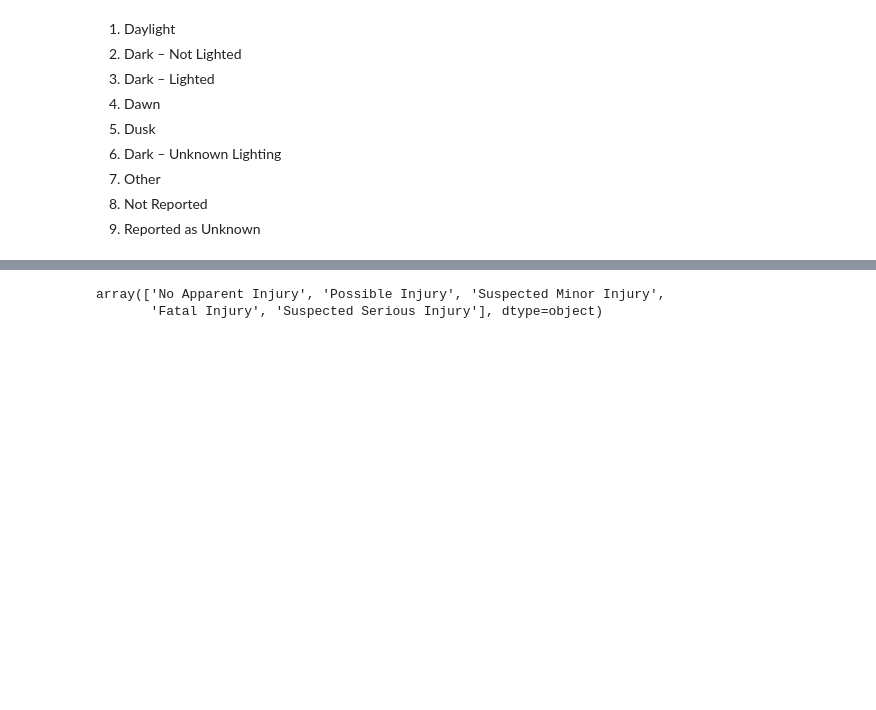
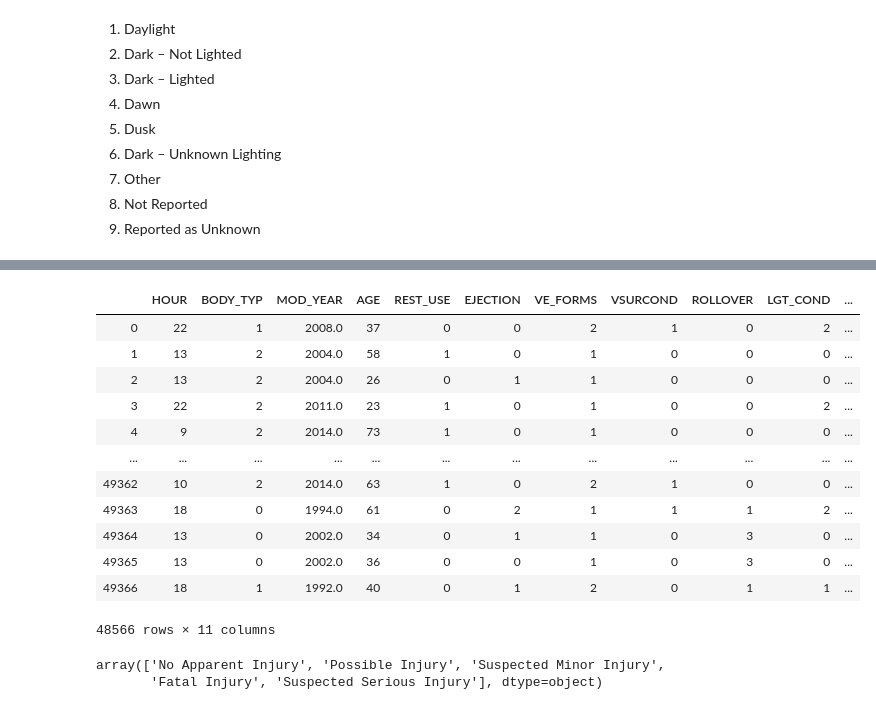
Before and after one commit to m6cortez/COGS_109_Project, a Jupyter notebook: Models.ipynb, the cells around one changed output, grey strips where cells are left out. Drawn from its saved outputs; the diff is of its cells as text; code cells hidden in the pictures; blank space fills up the shorter version.

```diff
--- a/Models.ipynb
+++ b/Models.ipynb
@@ -123,5 +118,7 @@ x.LGT_COND.value_counts()
 8       14
 Name: LGT_COND, dtype: int64
+# %%
+x = x[x.LGT_COND < 7]
 # %%
 light = [1]
 dark = [2,3,6]
@@ -162,4 +159,23 @@ x.ROLLOVER.value_counts()
 Name: ROLLOVER, dtype: int64
+# %%
+final = x.copy()
+final['Injury Severity'] = y
+final.to_csv('df_final.csv')
+final
+# %% [output]
+|  | HOUR | BODY_TYP | MOD_YEAR | AGE | REST_USE | EJECTION | VE_FORMS | VSURCOND | ROLLOVER | LGT_COND | ... |
+| 0 | 22 | 1 | 2008.0 | 37 | 0 | 0 | 2 | 1 | 0 | 2 | ... |
+| 1 | 13 | 2 | 2004.0 | 58 | 1 | 0 | 1 | 0 | 0 | 0 | ... |
+| 2 | 13 | 2 | 2004.0 | 26 | 0 | 1 | 1 | 0 | 0 | 0 | ... |
+| 3 | 22 | 2 | 2011.0 | 23 | 1 | 0 | 1 | 0 | 0 | 2 | ... |
+| 4 | 9 | 2 | 2014.0 | 73 | 1 | 0 | 1 | 0 | 0 | 0 | ... |
+| ... | ... | ... | ... | ... | ... | ... | ... | ... | ... | ... | ... |
+| 49362 | 10 | 2 | 2014.0 | 63 | 1 | 0 | 2 | 1 | 0 | 0 | ... |
+| 49363 | 18 | 0 | 1994.0 | 61 | 0 | 2 | 1 | 1 | 1 | 2 | ... |
+| 49364 | 13 | 0 | 2002.0 | 34 | 0 | 1 | 1 | 0 | 3 | 0 | ... |
+| 49365 | 13 | 0 | 2002.0 | 36 | 0 | 0 | 1 | 0 | 3 | 0 | ... |
+| 49366 | 18 | 1 | 1992.0 | 40 | 0 | 1 | 2 | 0 | 1 | 1 | ... |
+48566 rows × 11 columns
 # %%
 train_y.unique()
 # %% [output]
```
Also changed, not shown: parts of 8 cells of this notebook, 1 other file.
